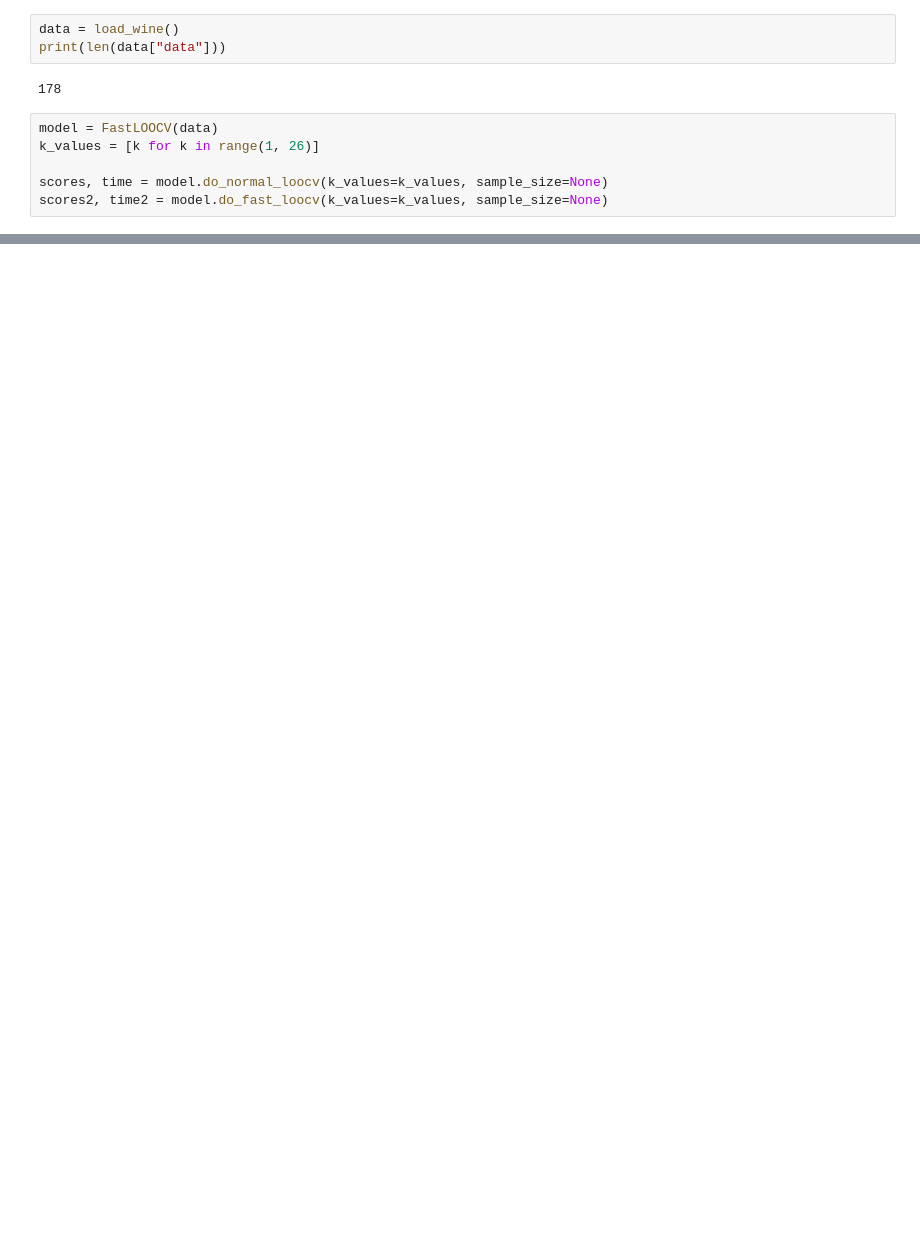
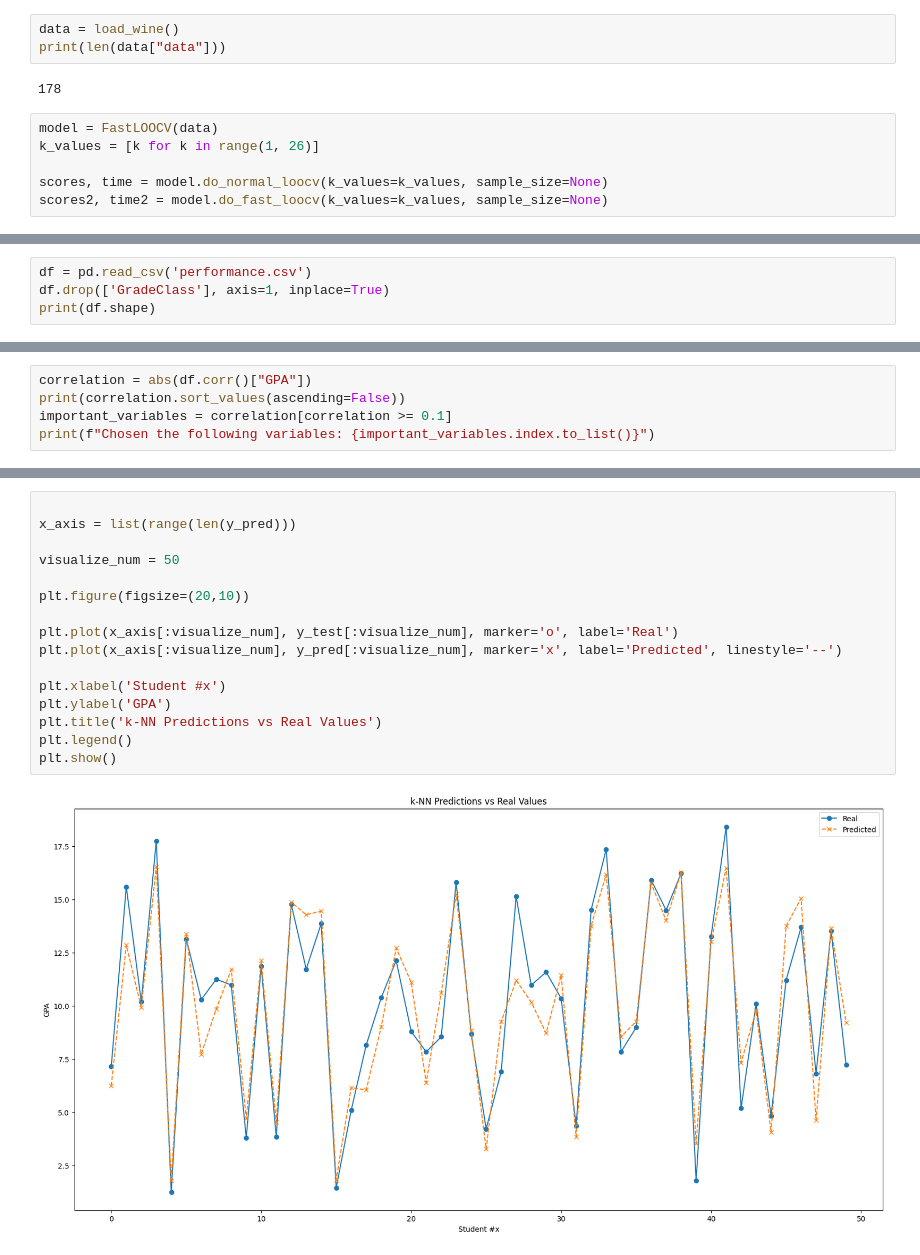
Before and after one commit to GerardoObeid/LOOCV, a Jupyter notebook: experiment.ipynb, the cells around one changed output, grey strips where cells are left out. Saved outputs shown, nothing was run; the diff lists cells and outputs as text; blank space fills up the shorter version.

```diff
--- a/experiment.ipynb
+++ b/experiment.ipynb
@@ -44 +50,5 @@ time: 0.5185179710388184s
 [figure]
+# %%
+df = pd.read_csv('performance.csv')
+df.drop(['GradeClass'], axis=1, inplace=True)
+print(df.shape)
@@ -44,0 +57,5 @@ time: 0.5185179710388184s
+# %%
+correlation = abs(df.corr()["GPA"])
+print(correlation.sort_values(ascending=False))
+important_variables = correlation[correlation >= 0.1]
+print(f"Chosen the following variables: {important_variables.index.to_list()}")
@@ -44,0 +123,18 @@ time: 0.5185179710388184s
+# %%
+
+x_axis = list(range(len(y_pred)))
+
+visualize_num = 50
+
+plt.figure(figsize=(20,10))
+
+plt.plot(x_axis[:visualize_num], y_test[:visualize_num], marker='o', label='Real')
+plt.plot(x_axis[:visualize_num], y_pred[:visualize_num], marker='x', label='Predicted', linestyle='--')
+
+plt.xlabel('Student #x')
+plt.ylabel('GPA')
+plt.title('k-NN Predictions vs Real Values')
+plt.legend()
+plt.show()
+# %% [output]
+[figure, added]
```
Also changed, not shown: parts of 6 cells of this notebook, 4 other files.
